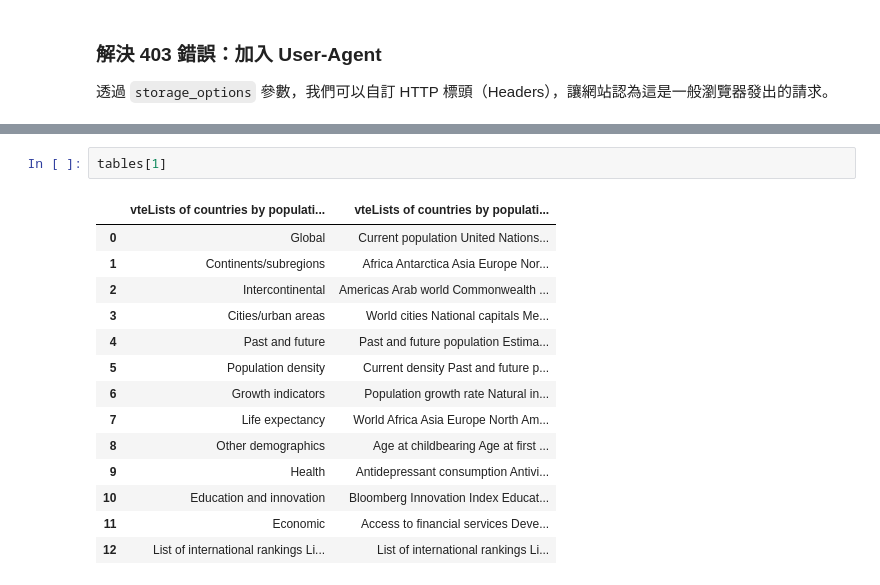
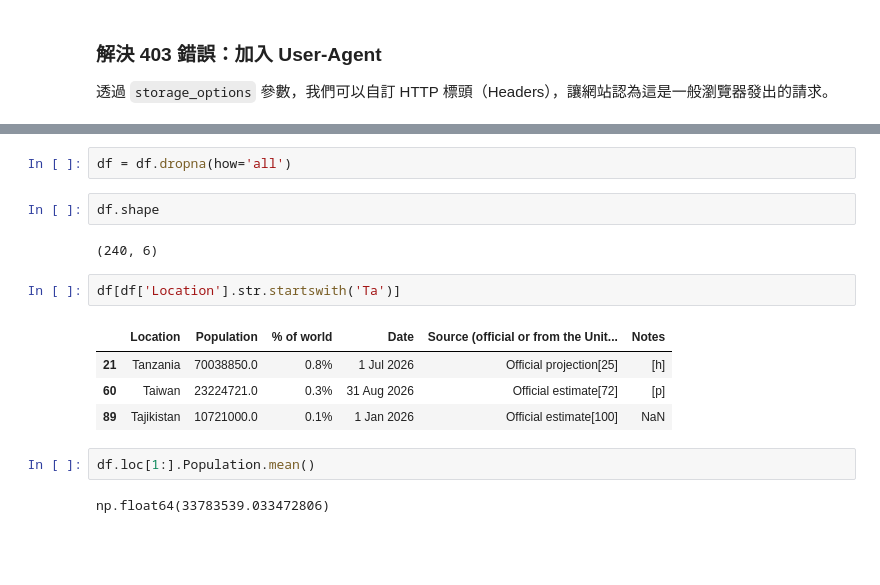
Before and after one commit to tjwei/DataScienceSoftware2026, a Jupyter notebook: pandas01.ipynb, the cells around one changed output, grey strips where cells are left out. Cells and saved outputs as stored; diff of their text form; blank space fills up the shorter version.

```diff
--- a/pandas01.ipynb
+++ b/pandas01.ipynb
@@ -57,17 +74,17 @@ df
-# %%
-tables[1]
-# %% [output]
-|  | vteLists of countries by populati... | vteLists of countries by populati... |
-| 0 | Global | Current population United Nations... |
-| 1 | Continents/subregions | Africa Antarctica Asia Europe Nor... |
-| 2 | Intercontinental | Americas Arab world Commonwealth ... |
-| 3 | Cities/urban areas | World cities National capitals Me... |
-| 4 | Past and future | Past and future population Estima... |
-| 5 | Population density | Current density Past and future p... |
-| 6 | Growth indicators | Population growth rate Natural in... |
-| 7 | Life expectancy | World Africa Asia Europe North Am... |
-| 8 | Other demographics | Age at childbearing Age at first ... |
-| 9 | Health | Antidepressant consumption Antivi... |
-| 10 | Education and innovation | Bloomberg Innovation Index Educat... |
-| 11 | Economic | Access to financial services Deve... |
-| 12 | List of international rankings Li... | List of international rankings Li... |
+# %%
+df = df.dropna(how='all')
+# %%
+df.shape
+# %% [output]
+(240, 6)
+# %%
+df[df['Location'].str.startswith('Ta')]
+# %% [output]
+|  | Location | Population | % of world | Date | Source (official or from the Unit... | Notes |
+| 21 | Tanzania | 70038850.0 | 0.8% | 1 Jul 2026 | Official projection[25] | [h] |
+| 60 | Taiwan | 23224721.0 | 0.3% | 31 Aug 2026 | Official estimate[72] | [p] |
+| 89 | Tajikistan | 10721000.0 | 0.1% | 1 Jan 2026 | Official estimate[100] | NaN |
+# %%
+df.loc[1:].Population.mean()
+# %% [output]
+np.float64(33783539.033472806)
```
Also changed, not shown: parts of 17 cells of this notebook.
